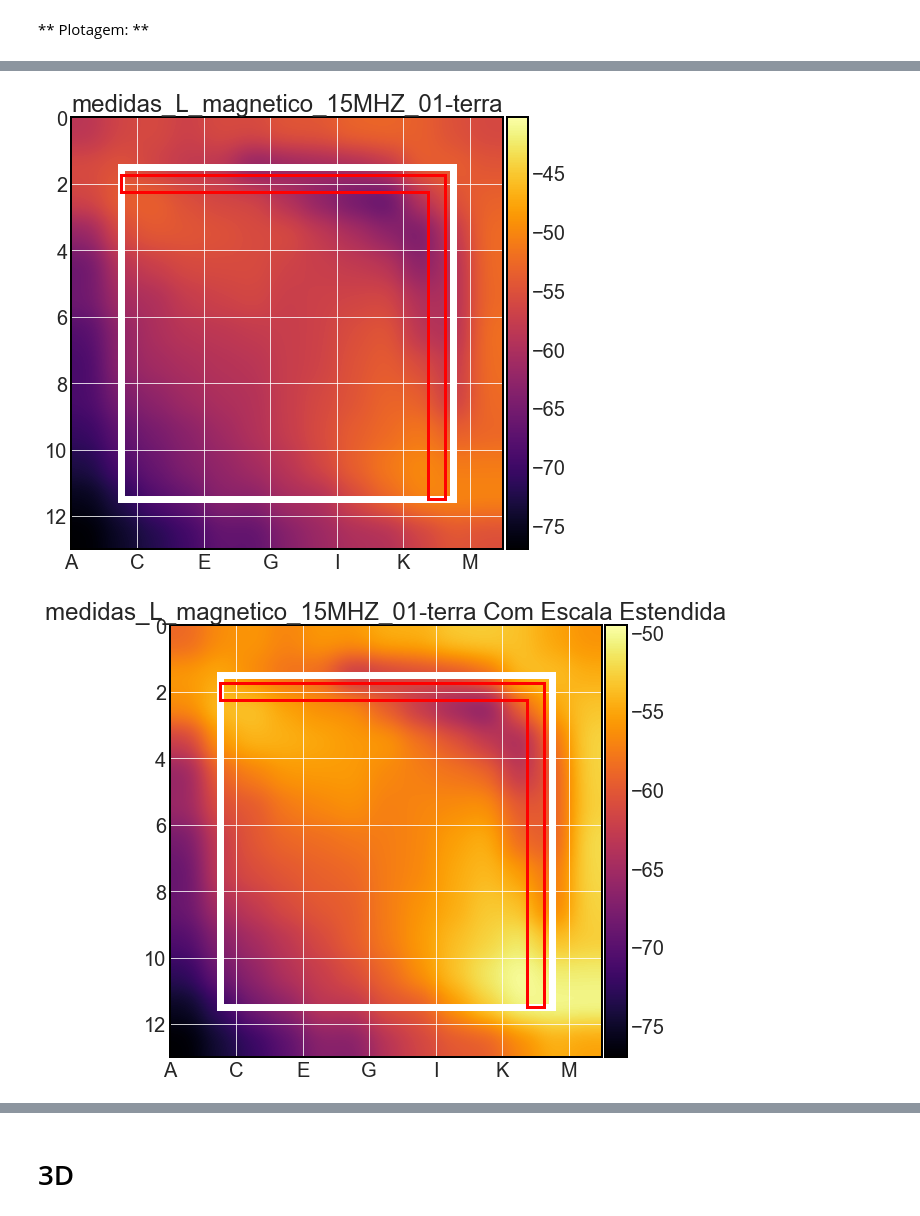
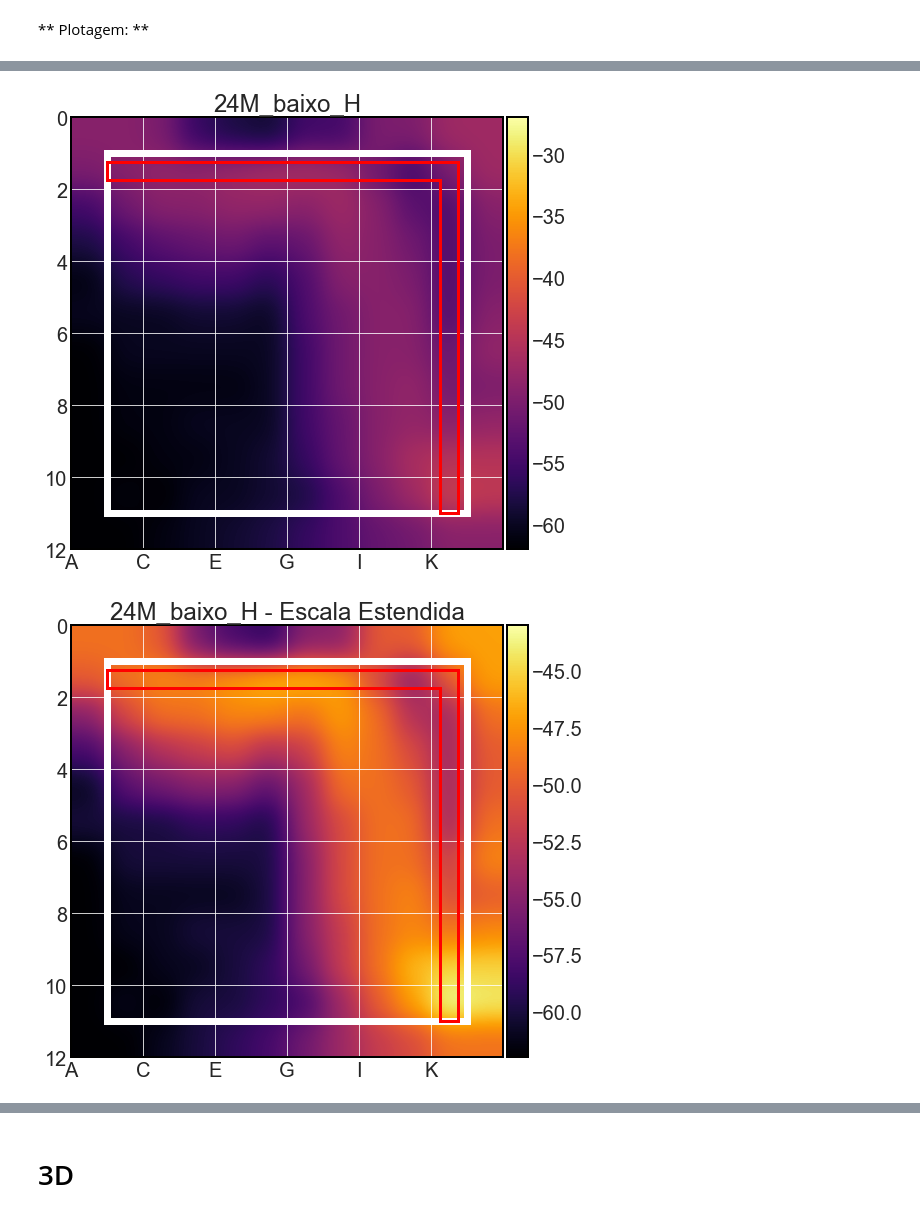
Before and after one commit to cleissom/Compatibilidade-Eletromagnetica, a Jupyter notebook: Teste Placa L.ipynb, the cells around one changed output, grey strips where cells are left out. Cells and saved outputs as stored; diff of their text form; code cells hidden in the pictures.

```diff
--- a/Teste Placa L.ipynb
+++ b/Teste Placa L.ipynb
@@ -7,19 +7,19 @@
 placa = 0
 
 # Tamanho da aquisição de dados, 12x12 ou 13x13
-tamanho = 13
+tamanho = 12
 
 # Nome dos arquivos com a extensão, dentro da pasta "data"
 
 if tamanho == 13:
-    frequencia1_cima_Z_name  = 'medidas_L_15MHZ_02-L.xlsx'
-    frequencia1_baixo_Z_name = 'medidas_L_15MHZ_01-terra.xlsx'
+    frequencia1_cima_Z_name  = '15MHZ_02-L.xlsx'
+    frequencia1_baixo_Z_name = '15MHZ_01-terra.xlsx'
 
-    frequencia1_cima_H_name  = 'medidas_L_magnetico_15MHZ_02-L.xlsx'
-    frequencia1_baixo_H_name = 'medidas_L_magnetico_15MHZ_01-terra.xlsx'
+    frequencia1_cima_H_name  = 'magnetico_15MHZ_02-L.xlsx'
+    frequencia1_baixo_H_name = 'magnetico_15MHZ_01-terra.xlsx'
 
-    frequencia2_cima_Z_name  = 'medidas_L_200KHZ_02-L.xlsx'
-    frequencia2_baixo_Z_name = 'medidas_L_200KHZ_01-terra.xlsx'
+    frequencia2_cima_Z_name  = '200KHZ_02-L.xlsx'
+    frequencia2_baixo_Z_name = '200KHZ_01-terra.xlsx'
 
 if tamanho == 12:
     frequencia1_cima_Z_name  = '24M_cima_Z.xlsx'
@@ -31,6 +31,12 @@ if tamanho == 12:
     frequencia2_cima_Z_name  = '500k_cima_Z.xlsx'
     frequencia2_baixo_Z_name = '500k_baixo_Z.xlsx'
 
+# Valores globais para comparar entre enquipes
+vmax_Z_global = 10
+vmin_Z_global = -60
+vmax_H_global = -20
+vmin_H_global = -80
+
 # Para salvar as imagens para vídeo é só colocar `save = 1`
 save = 0
 # %% [markdown]
@@ -109,6 +115,7 @@ def plot_heatmap(data, title, vmax, vmin):
         d = 0.5
     else:
         d = 0
+
     chanfro_rect = patches.Rectangle(np.array(chanfro[:2])+np.array((d,d)),chanfro[2],chanfro[3],linewidth=7,edgecolor='w',facecolor='none')
     ax.add_patch(chanfro_rect)
     borda_da_placa = patches.Rectangle((1+d,1+d),10,10,linewidth=7,edgecolor='w',facecolor='none')
@@ -137,6 +144,22 @@ def plot_heatmaps(*args):
     vmin = min(df.values.min() for df in dfs)
     for df, title in zip(dfs, titles):
         plot_heatmap(df, title, vmax, vmin)
+
+def plot_heatmaps_global_Z(*args):
+    dfs = args[::2]
+    titles = args[1::2]
+    vmax = max(df.values.max() for df in dfs)
+    vmin = min(df.values.min() for df in dfs)
+    for df, title in zip(dfs, titles):
+        plot_heatmap(df, title  + ' - Global', vmax_Z_global, vmin_Z_global)
+
+def plot_heatmaps_global_H(*args):
+    dfs = args[::2]
+    titles = args[1::2]
+    vmax = max(df.values.max() for df in dfs)
+    vmin = min(df.values.min() for df in dfs)
+    for df, title in zip(dfs, titles):
+        plot_heatmap(df, title  + ' - Global', vmax_H_global, vmin_H_global)
 # %% [markdown]
 ** Desenho do Chanfro: **
 
@@ -174,5 +198,11 @@ plot_heatmaps(frequencia1_cima_Z,frequencia1_cima_Z_name,
                frequencia2_cima_Z,frequencia2_cima_Z_name,
                frequencia2_baixo_Z,frequencia2_baixo_Z_name)
 plot_heatmaps(frequencia1_cima_H,frequencia1_cima_H_name,frequencia1_baixo_H,frequencia1_baixo_H_name)
-plot_heatmaps(frequencia1_baixo_H,frequencia1_baixo_H_name + ' Com Escala Estendida')
+plot_heatmaps(frequencia1_baixo_H,frequencia1_baixo_H_name + ' - Escala Estendida')
+
+plot_heatmaps_global_Z(frequencia1_cima_Z,frequencia1_cima_Z_name,
+               frequencia1_baixo_Z,frequencia1_baixo_Z_name,
+               frequencia2_cima_Z,frequencia2_cima_Z_name,
+               frequencia2_baixo_Z,frequencia2_baixo_Z_name)
+plot_heatmaps_global_H(frequencia1_cima_H,frequencia1_cima_H_name,frequencia1_baixo_H,frequencia1_baixo_H_name)
 # %% [output]
@@ -184,2 +214,2 @@ plot_heatmaps(frequencia1_baixo_H,frequencia1_baixo_H_name + ' Com Escala Estend
-[figure, old version]
+[figure, new version]
-[figure, old version]
+[figure, new version]
```
Also changed, not shown: parts of 4 cells of this notebook, 7 other files.
